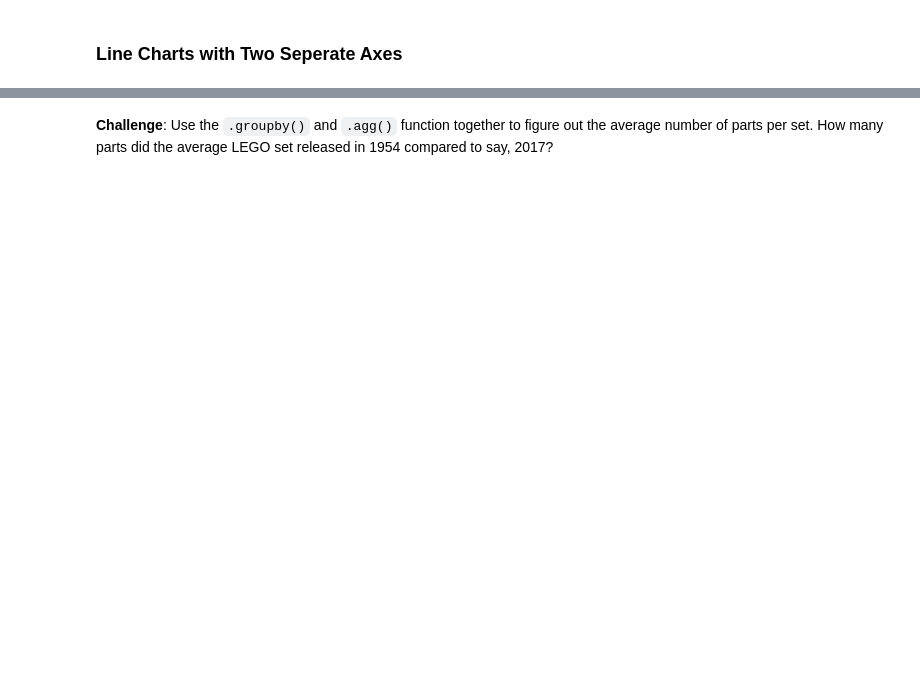
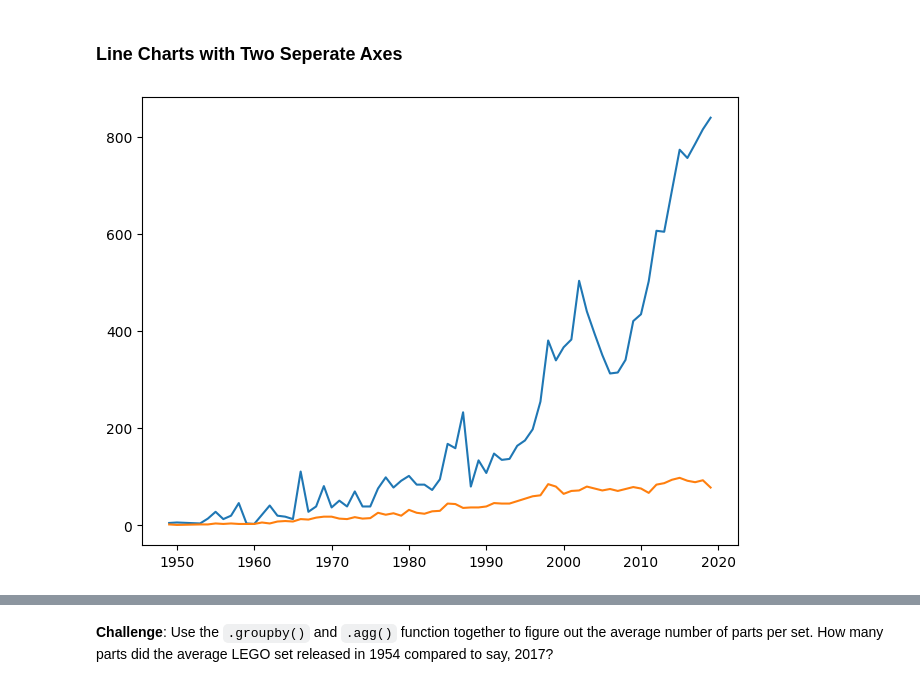
Before and after one commit to RafaelMoralesGallegos/100-days-of-Python, a Jupyter notebook: Day_74_LEGO_pd/Lego_Analysis_for_Course_(start).ipynb, the cells around one changed output, grey strips where cells are left out. Cells and saved outputs as stored; diff of their text form; code cells hidden in the pictures; blank space fills up the shorter version.

```diff
--- a/Day_74_LEGO_pd/Lego_Analysis_for_Course_(start).ipynb
+++ b/Day_74_LEGO_pd/Lego_Analysis_for_Course_(start).ipynb
@@ -69,2 +185,9 @@ Let's work out the number of different themes shipped by year. This means we hav
 # %% [markdown]
 ### Line Charts with Two Seperate Axes
+# %%
+plt.figure(layout='constrained')
+plt.plot(by_year_df[:-2].index, by_year_df[:-2])
+plt.plot(themes_by_year[:-2].index, themes_by_year[:-2])
+plt.show()
+# %% [output]
+[figure, added]
```
Also changed, not shown: parts of 32 cells of this notebook, 1 other file.
